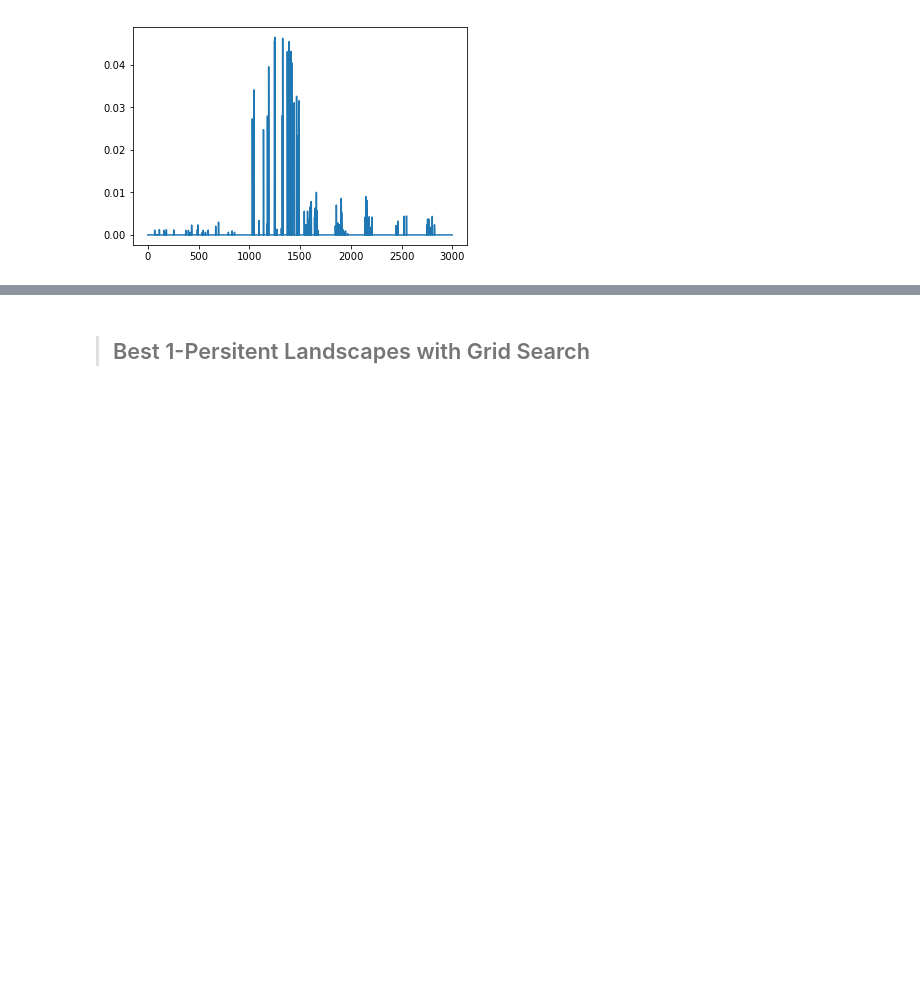
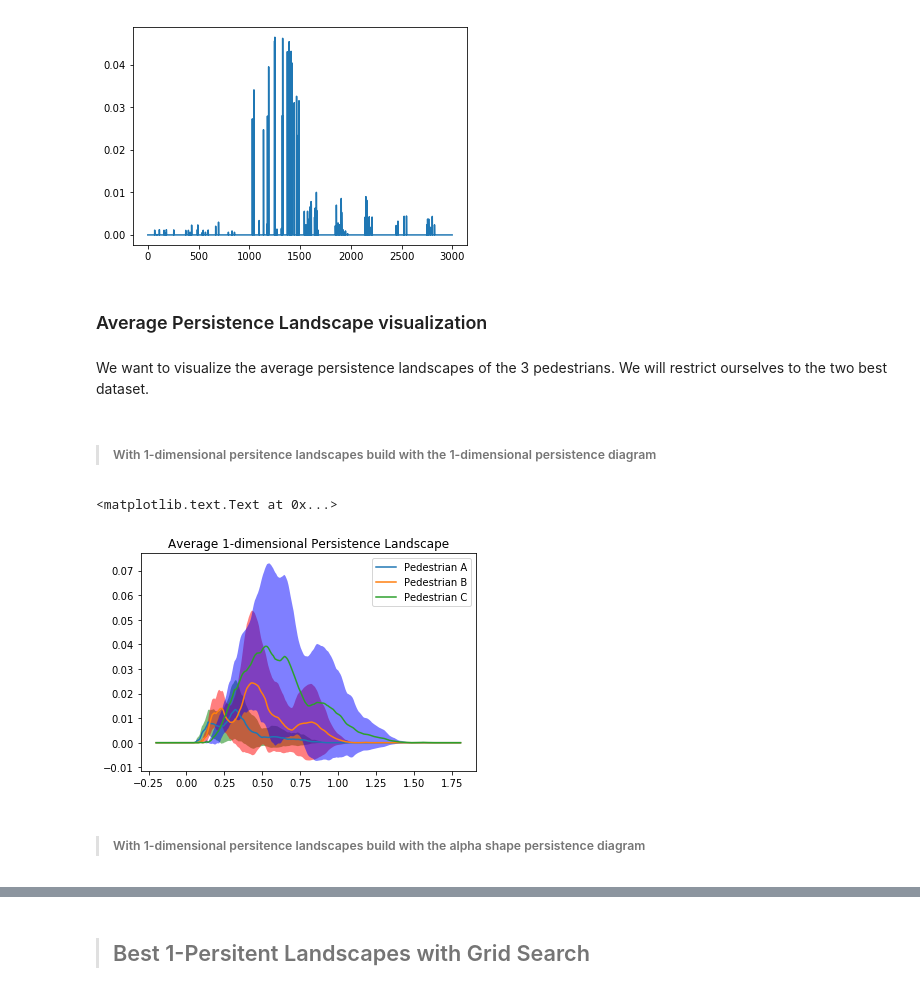
Before and after one commit to melisandeteng/PersistentHomology, a Jupyter notebook: dataSmartphoneProject.ipynb, the cells around one changed output, grey strips where cells are left out. Drawn from its saved outputs; the diff is of its cells as text; code cells hidden in the pictures; blank space fills up the shorter version.

Commit message:
Final with  persistence landscapes plots

```diff
--- a/dataSmartphoneProject.ipynb
+++ b/dataSmartphoneProject.ipynb
@@ -1191,3 +975,33 @@ runRFandPlot(L_list)
 0.95
 avg pred:  0.9641666666666666
 [figure]
+# %% [markdown]
+### Average Persistence Landscape visualization
+# %% [markdown]
+We want to visualize the average persistence landscapes of the 3 pedestrians. We will restrict ourselves to the two best dataset.
+# %% [markdown]
+> ##### With 1-dimensional persitence landscapes build with the 1-dimensional persistence diagram
+# %%
+averageA_1_landscapes_1_av=np.mean(averageA_1_landscapes_1,axis=0)
+averageA_1_landscapes_1_std=np.std(averageA_1_landscapes_1,axis=0)
+averageB_1_landscapes_1_av=np.mean(averageB_1_landscapes_1,axis=0)
+averageB_1_landscapes_1_std=np.std(averageB_1_landscapes_1,axis=0)
+averageC_1_landscapes_1_av=np.mean(averageC_1_landscapes_1,axis=0)
+averageC_1_landscapes_1_std=np.std(averageC_1_landscapes_1,axis=0)
+# %%
+plt.plot(np.linspace(x_min,x_max, num=nb_nodes),averageA_1_landscapes_1_av.transpose())
+plt.fill_between(np.linspace(x_min,x_max, num=nb_nodes), averageA_1_landscapes_1_av.transpose()-averageA_1_landscapes_1_std.transpose(), averageA_1_landscapes_1_av.transpose()+averageA_1_landscapes_1_std.transpose(),facecolor='green',alpha=0.5)
+
+plt.plot(np.linspace(x_min,x_max, num=nb_nodes),averageB_1_landscapes_1_av.transpose())
+plt.fill_between(np.linspace(x_min,x_max, num=nb_nodes), averageB_1_landscapes_1_av.transpose()-averageB_1_landscapes_1_std.transpose(), averageB_1_landscapes_1_av.transpose()+averageB_1_landscapes_1_std.transpose(),facecolor='red',alpha=0.5)
+
+plt.plot(np.linspace(x_min,x_max, num=nb_nodes),averageC_1_landscapes_1_av.transpose())
+plt.fill_between(np.linspace(x_min,x_max, num=nb_nodes), averageC_1_landscapes_1_av.transpose()-averageC_1_landscapes_1_std.transpose(), averageC_1_landscapes_1_av.transpose()+averageC_1_landscapes_1_std.transpose(),facecolor='blue',alpha=0.5)
+
+plt.legend(("Pedestrian A", "Pedestrian B","Pedestrian C"),loc="upper right")
+plt.title("Average 1-dimensional Persistence Landscape")
+# %% [output]
+<matplotlib.text.Text at 0x...>
+[figure, added]
+# %% [markdown]
+> ##### With 1-dimensional persitence landscapes build with the alpha shape persistence diagram
```
Also changed, not shown: parts of 29 cells of this notebook.
